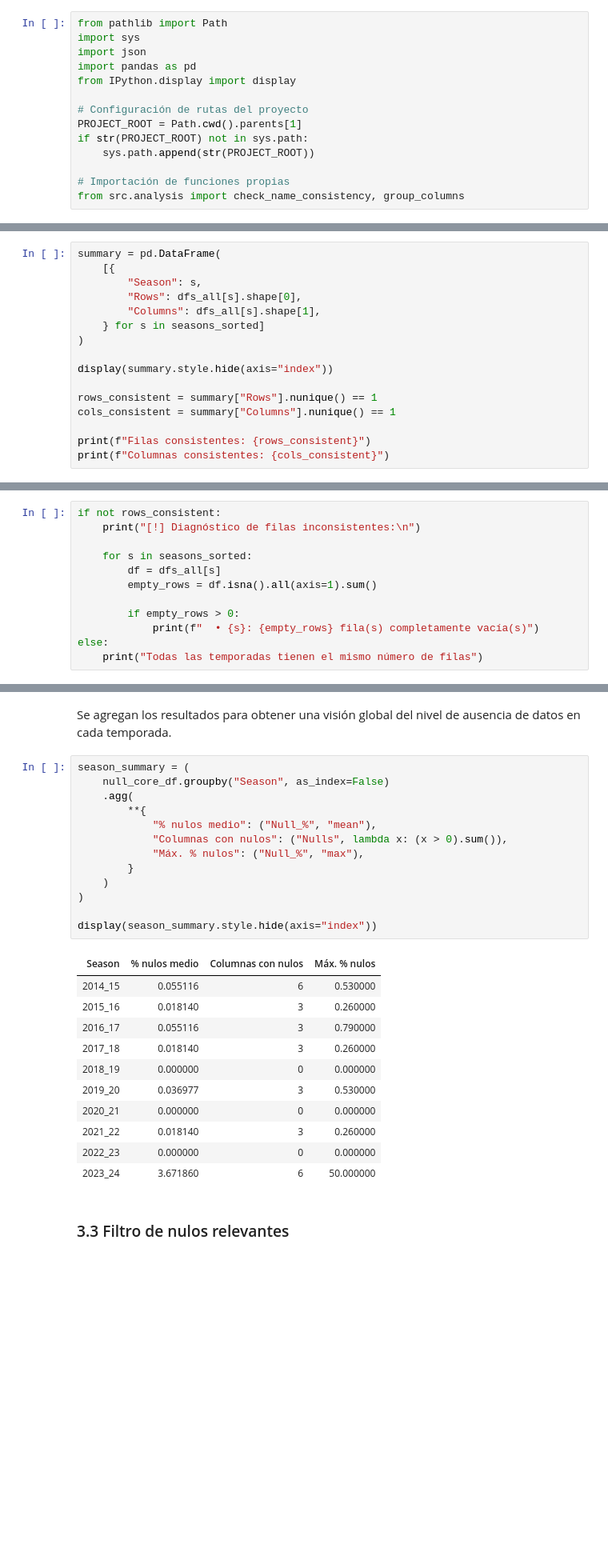
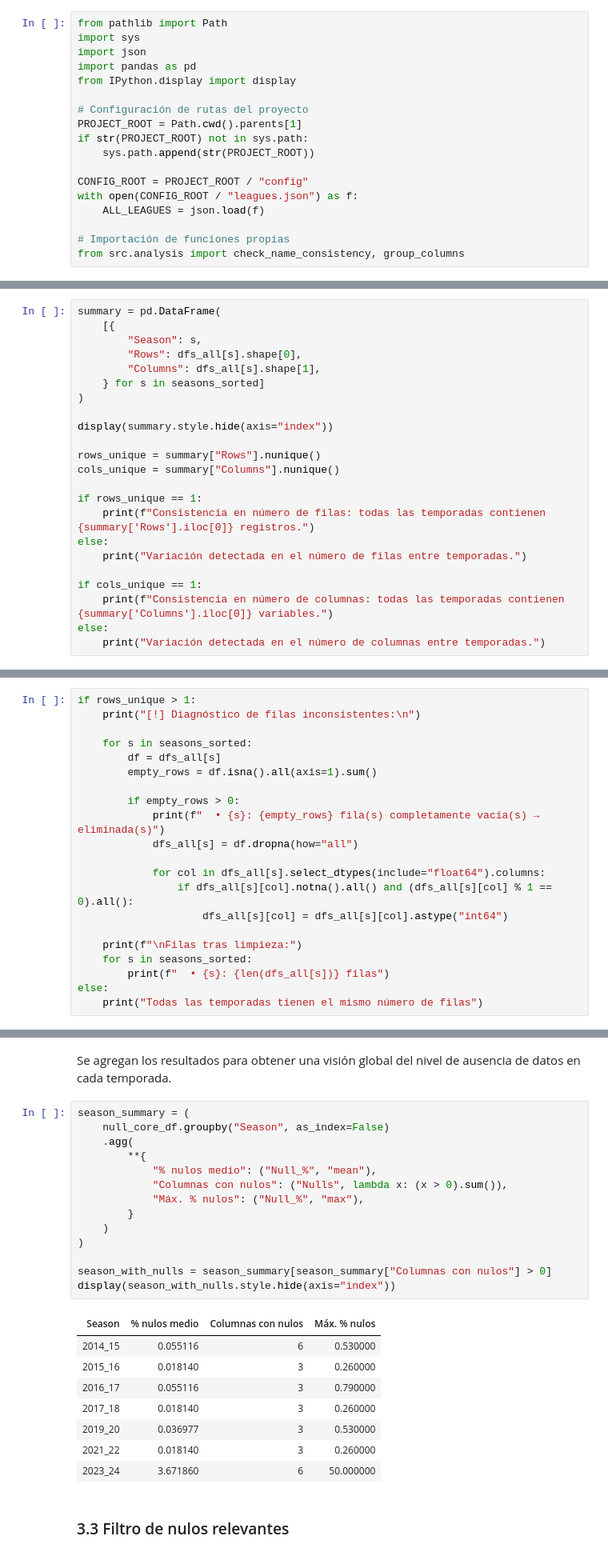
Before and after one commit to jorgepais02/PitchLens, a Jupyter notebook: notebooks/01_eda/01_eda_laliga_raw.ipynb, the cells around one changed output, grey strips where cells are left out. Shown at 80% size. Drawn from its saved outputs; the diff is of its cells as text; blank space fills up the shorter version.

```diff
--- a/notebooks/01_eda/01_eda_laliga_raw.ipynb
+++ b/notebooks/01_eda/01_eda_laliga_raw.ipynb
@@ -51,6 +51,10 @@ PROJECT_ROOT = Path.cwd().parents[1]
 if str(PROJECT_ROOT) not in sys.path:
     sys.path.append(str(PROJECT_ROOT))
 
+CONFIG_ROOT = PROJECT_ROOT / "config"
+with open(CONFIG_ROOT / "leagues.json") as f:
+    ALL_LEAGUES = json.load(f)
+
 # Importación de funciones propias
 from src.analysis import check_name_consistency, group_columns
 # %% [markdown]
@@ -158,11 +162,18 @@ summary = pd.DataFrame(
 
 display(summary.style.hide(axis="index"))
 
-rows_consistent = summary["Rows"].nunique() == 1
-cols_consistent = summary["Columns"].nunique() == 1
+rows_unique = summary["Rows"].nunique()
+cols_unique = summary["Columns"].nunique()
 
-print(f"Filas consistentes: {rows_consistent}")
-print(f"Columnas consistentes: {cols_consistent}")
+if rows_unique == 1:
+    print(f"Consistencia en número de filas: todas las temporadas contienen {summary['Rows'].iloc[0]} registros.")
+else:
+    print("Variación detectada en el número de filas entre temporadas.")
+
+if cols_unique == 1:
+    print(f"Consistencia en número de columnas: todas las temporadas contienen {summary['Columns'].iloc[0]} variables.")
+else:
+    print("Variación detectada en el número de columnas entre temporadas.")
 # %% [output]
 | Season | Rows | Columns |
 | 2014_15 | 380 | 67 |
@@ -180,7 +191,7 @@ Columnas consistentes: False
 # %% [markdown]
 #### Diagnóstico si hay inconsistencias en filas
 # %%
-if not rows_consistent:
+if rows_unique > 1:
     print("[!] Diagnóstico de filas inconsistentes:\n")
 
     for s in seasons_sorted:
@@ -188,7 +199,16 @@ if not rows_consistent:
         empty_rows = df.isna().all(axis=1).sum()
 
         if empty_rows > 0:
-            print(f"  • {s}: {empty_rows} fila(s) completamente vacía(s)")
+            print(f"  • {s}: {empty_rows} fila(s) completamente vacía(s) → eliminada(s)")
+            dfs_all[s] = df.dropna(how="all")
+
+            for col in dfs_all[s].select_dtypes(include="float64").columns:
+                if dfs_all[s][col].notna().all() and (dfs_all[s][col] % 1 == 0).all():
+                    dfs_all[s][col] = dfs_all[s][col].astype("int64")
+
+    print(f"\nFilas tras limpieza:")
+    for s in seasons_sorted:
+        print(f"  • {s}: {len(dfs_all[s])} filas")
 else:
     print("Todas las temporadas tienen el mismo número de filas")
 # %% [output]
@@ -367,27 +402,25 @@ Se agregan los resultados para obtener una visión global del nivel de ausencia
 # %%
 season_summary = (
     null_core_df.groupby("Season", as_index=False)
     .agg(
         **{
             "% nulos medio": ("Null_%", "mean"),
             "Columnas con nulos": ("Nulls", lambda x: (x > 0).sum()),
             "Máx. % nulos": ("Null_%", "max"),
         }
     )
 )
 
-display(season_summary.style.hide(axis="index"))
+season_with_nulls = season_summary[season_summary["Columnas con nulos"] > 0]
+display(season_with_nulls.style.hide(axis="index"))
 # %% [output]
 | Season | % nulos medio | Columnas con nulos | Máx. % nulos |
 | 2014_15 | 0.055116 | 6 | 0.530000 |
 | 2015_16 | 0.018140 | 3 | 0.260000 |
 | 2016_17 | 0.055116 | 3 | 0.790000 |
 | 2017_18 | 0.018140 | 3 | 0.260000 |
-| 2018_19 | 0.000000 | 0 | 0.000000 |
 | 2019_20 | 0.036977 | 3 | 0.530000 |
-| 2020_21 | 0.000000 | 0 | 0.000000 |
 | 2021_22 | 0.018140 | 3 | 0.260000 |
-| 2022_23 | 0.000000 | 0 | 0.000000 |
 | 2023_24 | 3.671860 | 6 | 50.000000 |
 # %% [markdown]
 ### 3.3 Filtro de nulos relevantes
```
Also changed, not shown: parts of 16 cells of this notebook, 16 other files.
